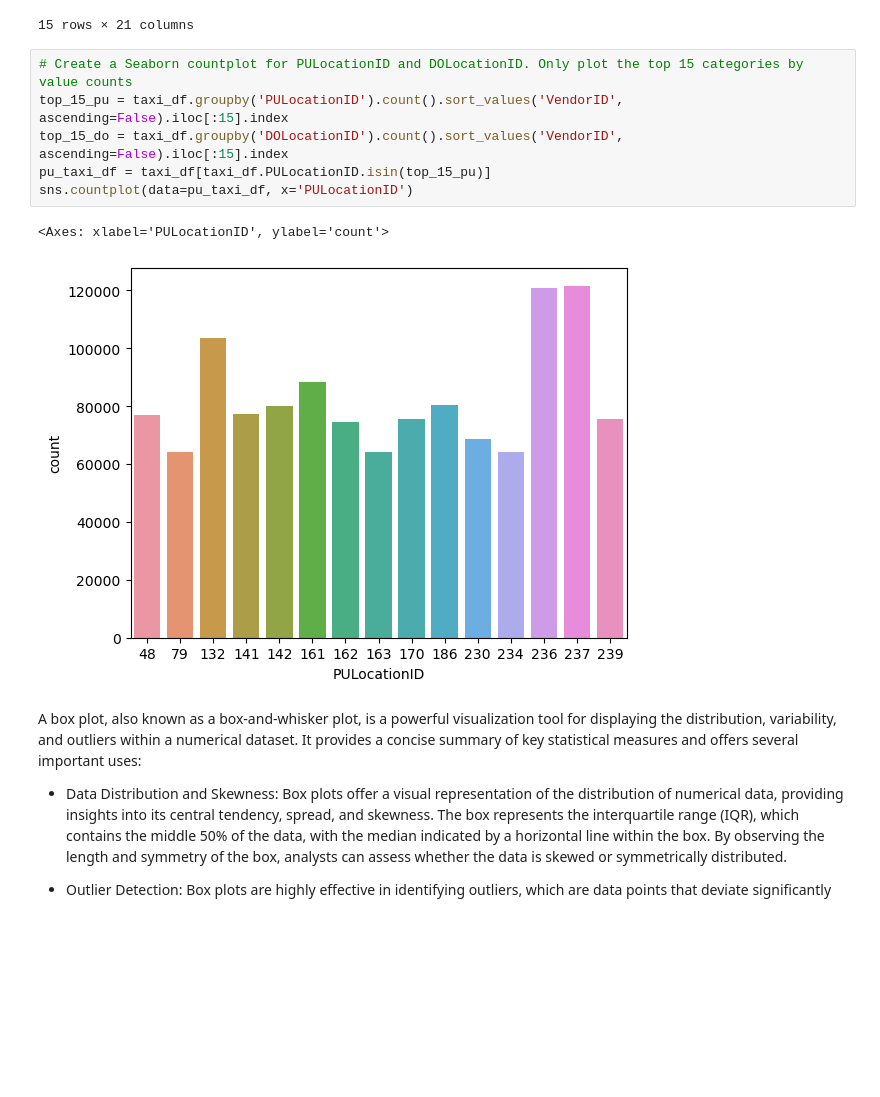
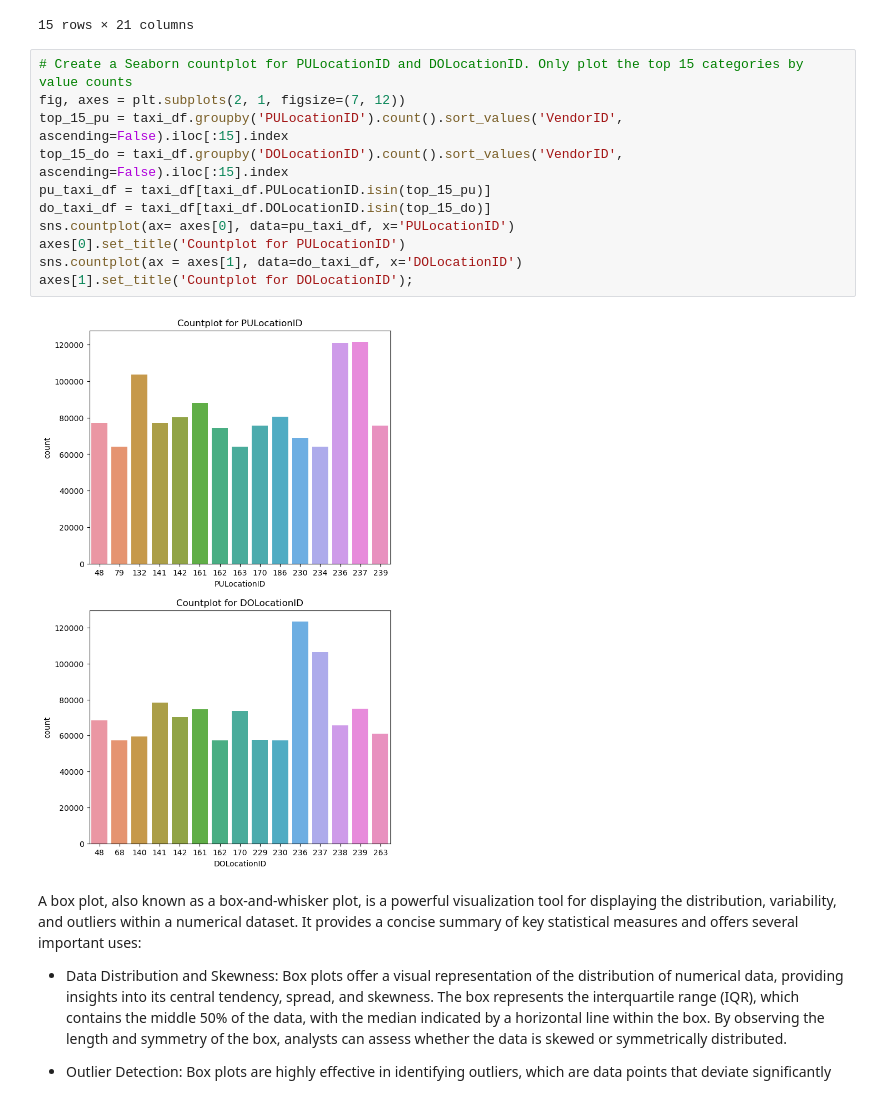
Before and after one commit to devchang918/springboard, a Jupyter notebook: Student_MLE_MiniProject_EDA.ipynb, the cells around one changed output. Drawn from its saved outputs; the diff is of its cells as text; blank space fills up the shorter version.

```diff
--- a/Student_MLE_MiniProject_EDA.ipynb
+++ b/Student_MLE_MiniProject_EDA.ipynb
@@ -264,13 +264,17 @@ taxi_df.groupby('PULocationID').count().sort_values('VendorID', ascending=False)
 15 rows × 21 columns
 # %%
 # Create a Seaborn countplot for PULocationID and DOLocationID. Only plot the top 15 categories by value counts
+fig, axes = plt.subplots(2, 1, figsize=(7, 12))
 top_15_pu = taxi_df.groupby('PULocationID').count().sort_values('VendorID', ascending=False).iloc[:15].index
 top_15_do = taxi_df.groupby('DOLocationID').count().sort_values('VendorID', ascending=False).iloc[:15].index
 pu_taxi_df = taxi_df[taxi_df.PULocationID.isin(top_15_pu)]
-sns.countplot(data=pu_taxi_df, x='PULocationID')
+do_taxi_df = taxi_df[taxi_df.DOLocationID.isin(top_15_do)]
+sns.countplot(ax= axes[0], data=pu_taxi_df, x='PULocationID')
+axes[0].set_title('Countplot for PULocationID')
+sns.countplot(ax = axes[1], data=do_taxi_df, x='DOLocationID')
+axes[1].set_title('Countplot for DOLocationID');
 # %% [output]
-<Axes: xlabel='PULocationID', ylabel='count'>
-[figure, old version]
+[figure, new version]
 # %% [markdown]
 A box plot, also known as a box-and-whisker plot, is a powerful visualization tool for displaying the distribution, variability, and outliers within a numerical dataset. It provides a concise summary of key statistical measures and offers several important uses:
 
```
Also changed, not shown: parts of 1 cell of this notebook.
